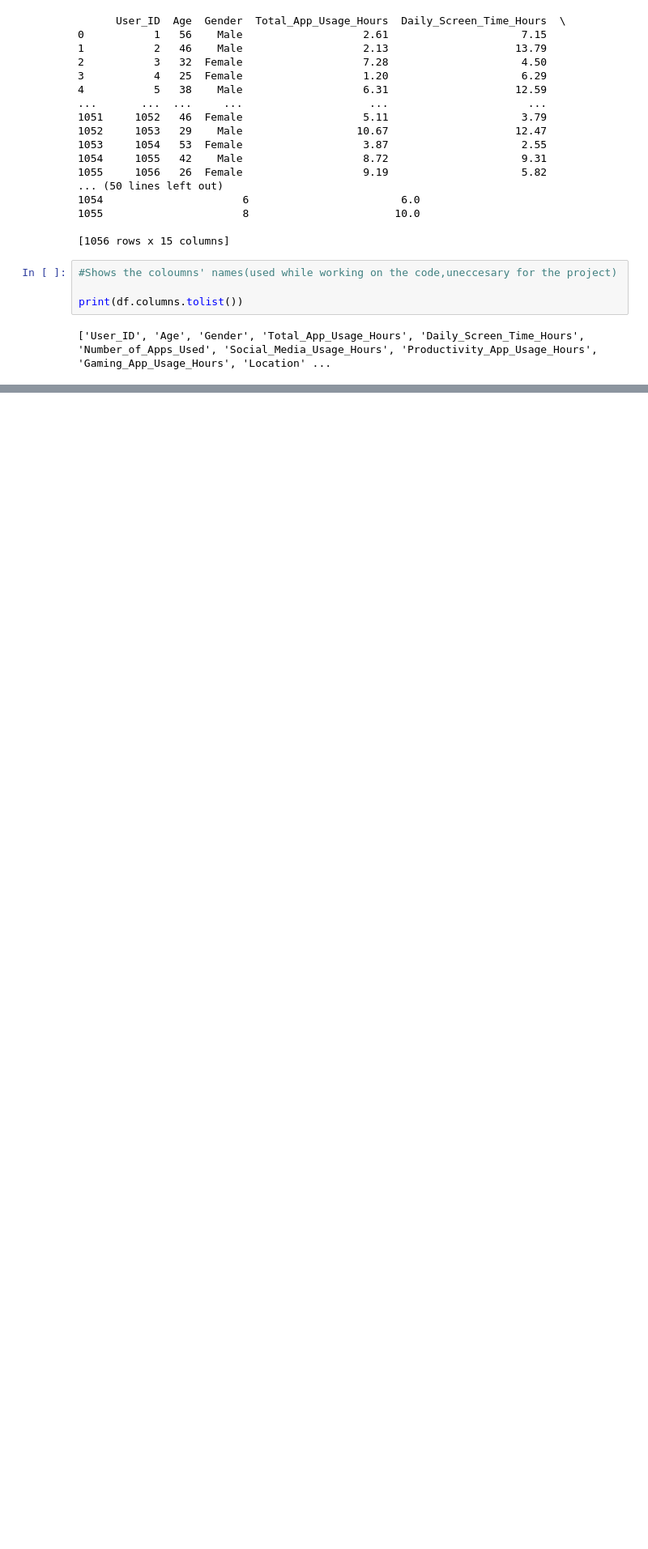
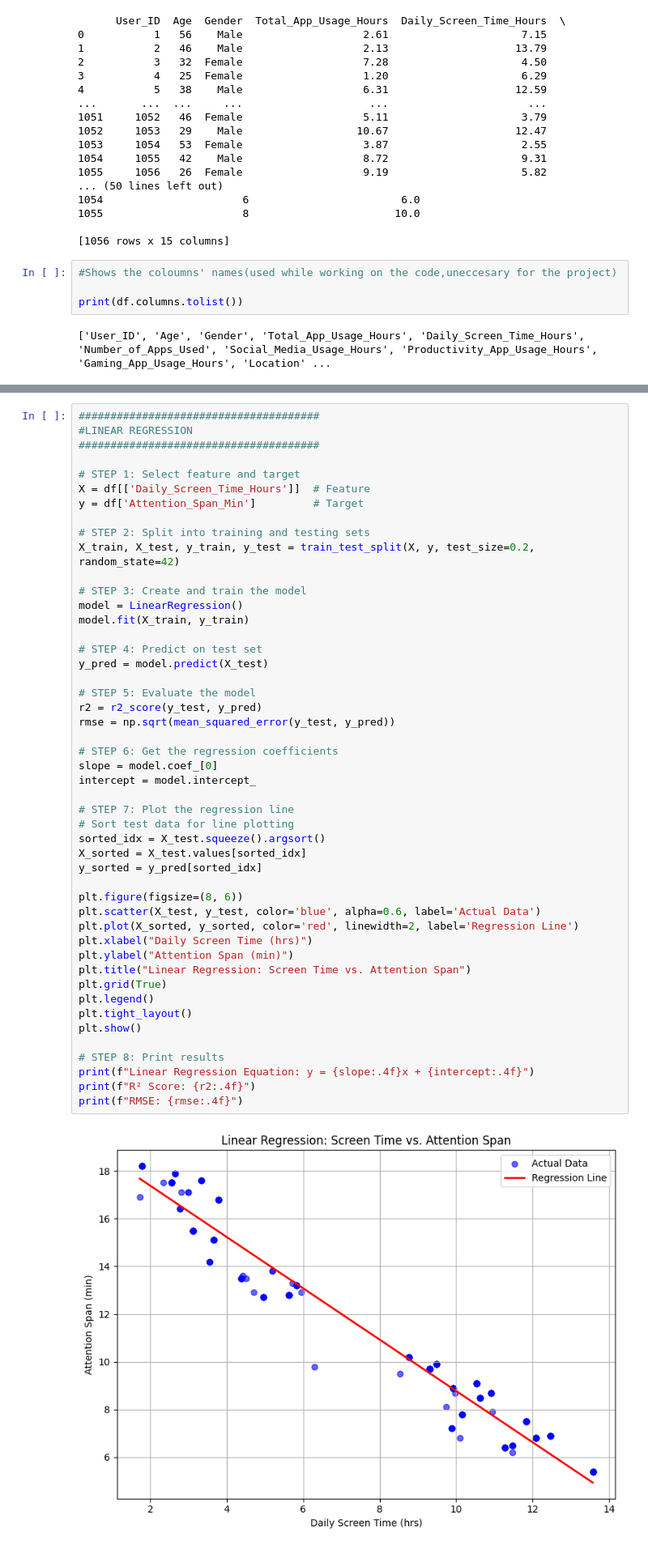
Before and after one commit to sara-aldahshan/CSE271_Project, a Jupyter notebook: Regression.ipynb, the cells around one changed output, grey strips where cells are left out. Shown: that part at 81% size. Saved outputs shown, nothing was run; the diff lists cells and outputs as text; blank space fills up the shorter version.

```diff
--- a/Regression.ipynb
+++ b/Regression.ipynb
@@ -153,0 +154,50 @@ Polynomial Regression (Degree 2):
+# %%
+######################################
+#LINEAR REGRESSION
+######################################
+
+# STEP 1: Select feature and target
+X = df[['Daily_Screen_Time_Hours']]  # Feature
+y = df['Attention_Span_Min']         # Target
+
+# STEP 2: Split into training and testing sets
+X_train, X_test, y_train, y_test = train_test_split(X, y, test_size=0.2, random_state=42)
+
+# STEP 3: Create and train the model
+model = LinearRegression()
+model.fit(X_train, y_train)
+
+# STEP 4: Predict on test set
+y_pred = model.predict(X_test)
+
+# STEP 5: Evaluate the model
+r2 = r2_score(y_test, y_pred)
+rmse = np.sqrt(mean_squared_error(y_test, y_pred))
+
+# STEP 6: Get the regression coefficients
+slope = model.coef_[0]
+intercept = model.intercept_
+
+# STEP 7: Plot the regression line
+# Sort test data for line plotting
+sorted_idx = X_test.squeeze().argsort()
+X_sorted = X_test.values[sorted_idx]
+y_sorted = y_pred[sorted_idx]
+
+plt.figure(figsize=(8, 6))
+plt.scatter(X_test, y_test, color='blue', alpha=0.6, label='Actual Data')
+plt.plot(X_sorted, y_sorted, color='red', linewidth=2, label='Regression Line')
+plt.xlabel("Daily Screen Time (hrs)")
+plt.ylabel("Attention Span (min)")
+plt.title("Linear Regression: Screen Time vs. Attention Span")
+plt.grid(True)
+plt.legend()
+plt.tight_layout()
+plt.show()
+
+# STEP 8: Print results
+print(f"Linear Regression Equation: y = {slope:.4f}x + {intercept:.4f}")
+print(f"R² Score: {r2:.4f}")
+print(f"RMSE: {rmse:.4f}")
+# %% [output]
+[figure, added]
```
Also changed, not shown: parts of 5 cells of this notebook.
